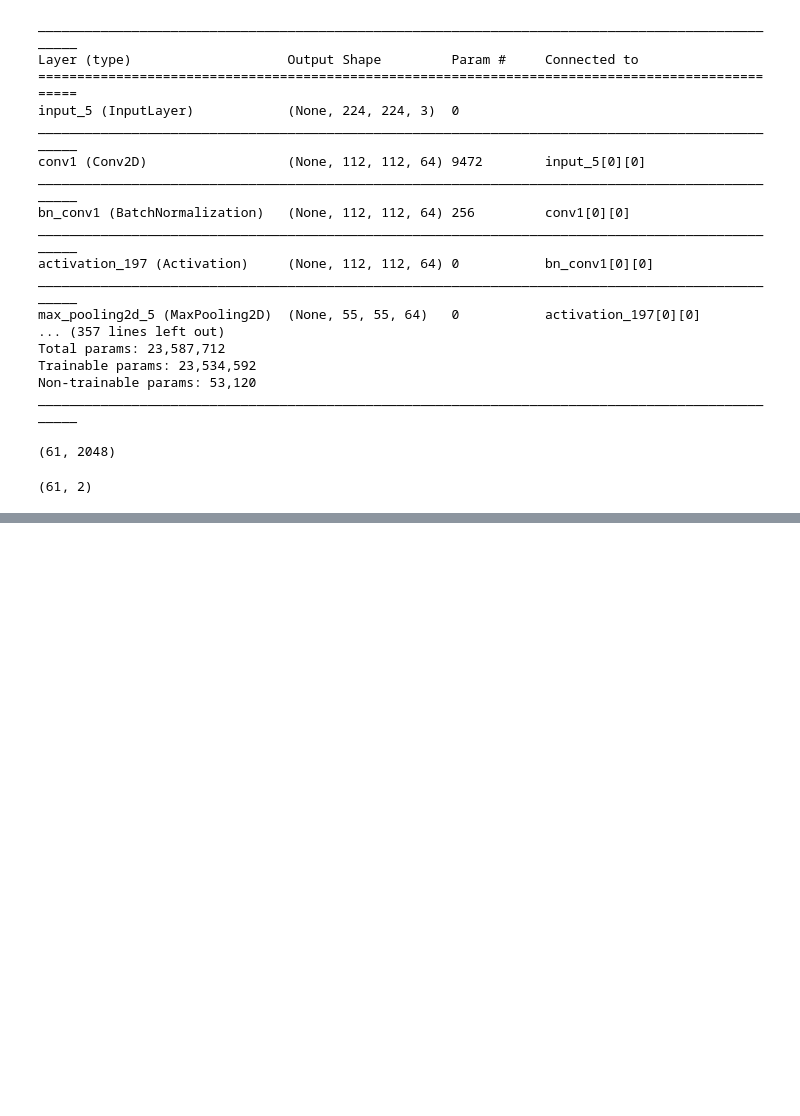
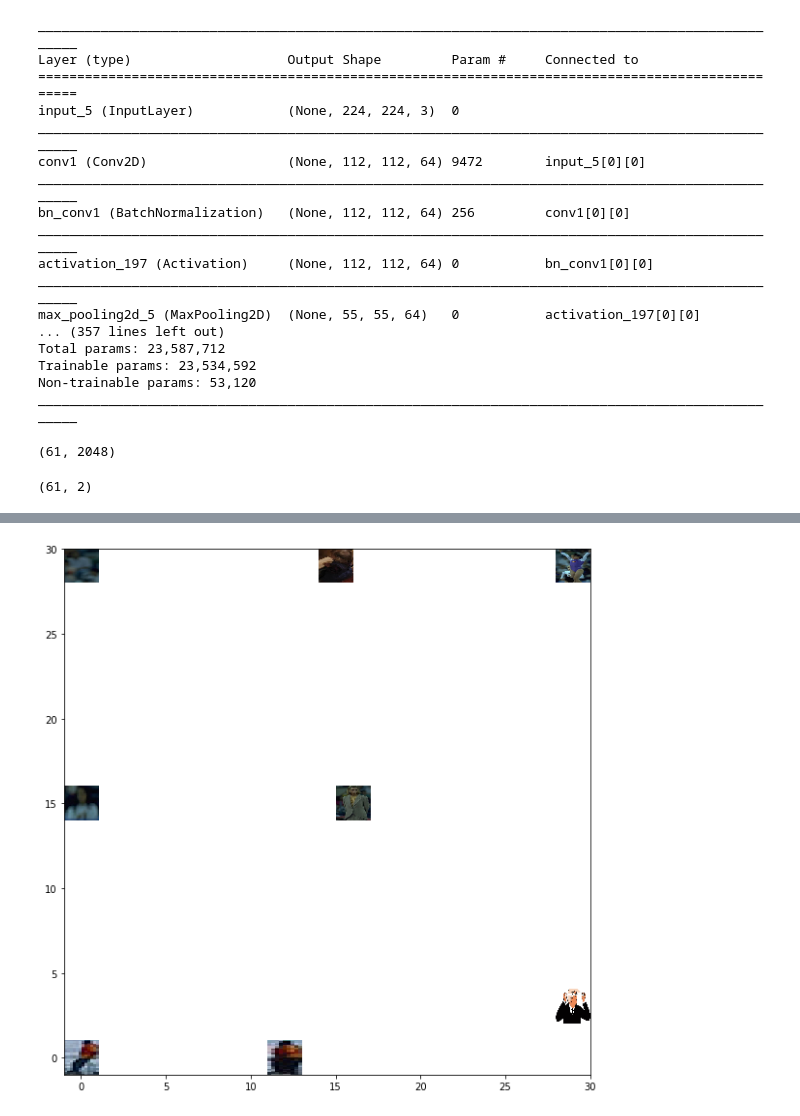
Before and after one commit to Xpitfire/keras-retinanet, a Jupyter notebook: Clustering_Pretrained.ipynb, the cells around one changed output, grey strips where cells are left out. Drawn from its saved outputs; the diff is of its cells as text; code cells hidden in the pictures; blank space fills up the shorter version.

```diff
--- a/Clustering_Pretrained.ipynb
+++ b/Clustering_Pretrained.ipynb
@@ -129,0 +131,9 @@ plot_iamges(X_embedded, image_paths)
+# %%
+som_model = som.SOM(30, 30, X.shape[1], 200)
+som_model.train(X)
+# %%
+# Fit train data into SOM lattice
+mapped = som_model.map_vects(X)
+mappedarr = np.array(mapped)
+x1 = mappedarr[:, 0]
+y1 = mappedarr[:, 1]
@@ -129,0 +144,4 @@ plot_iamges(X_embedded, image_paths)
+# %%
+plot_iamges(mappedarr, image_paths, thumbs_ratio=0.1)
+# %% [output]
+[figure, added]
```
Also changed, not shown: parts of 4 cells of this notebook, 2 other files.
